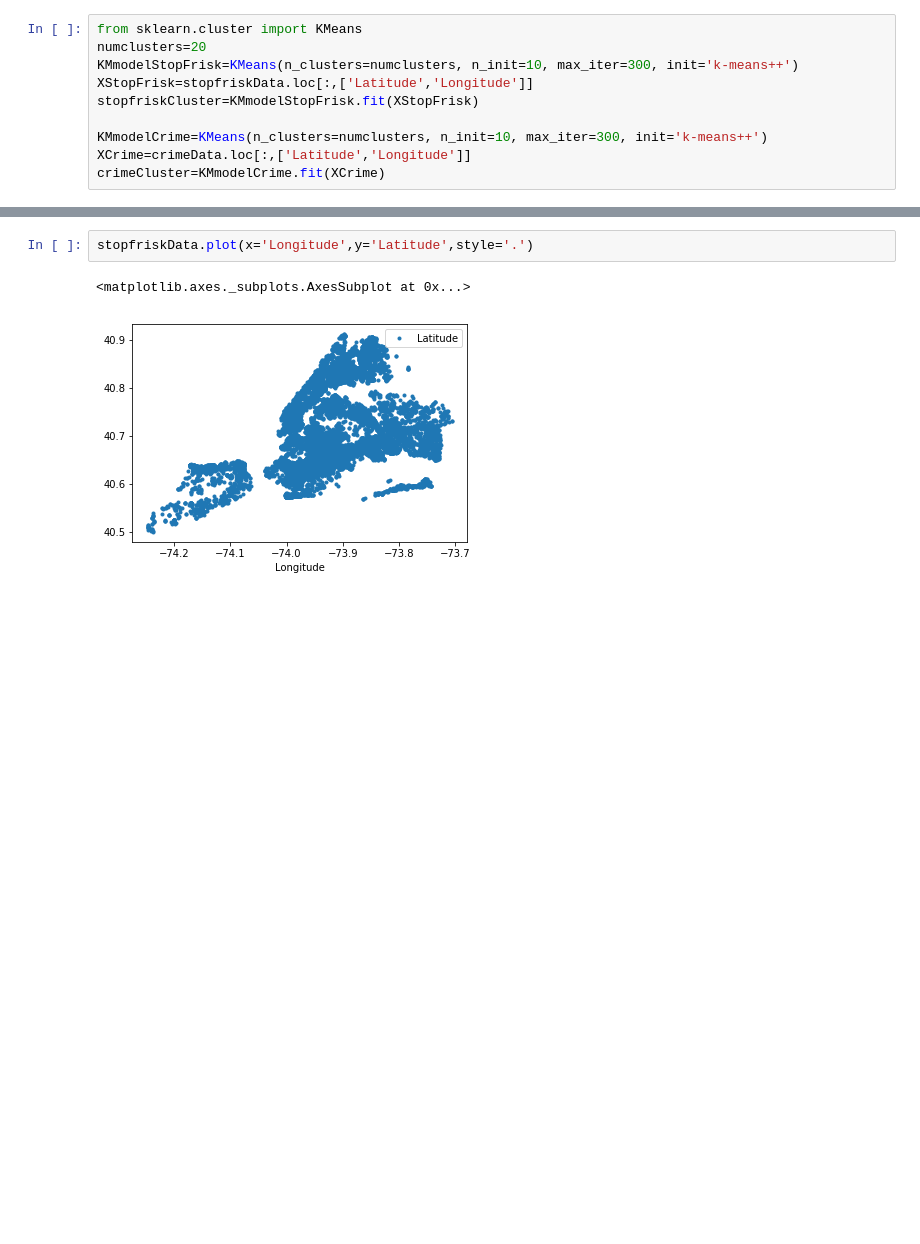
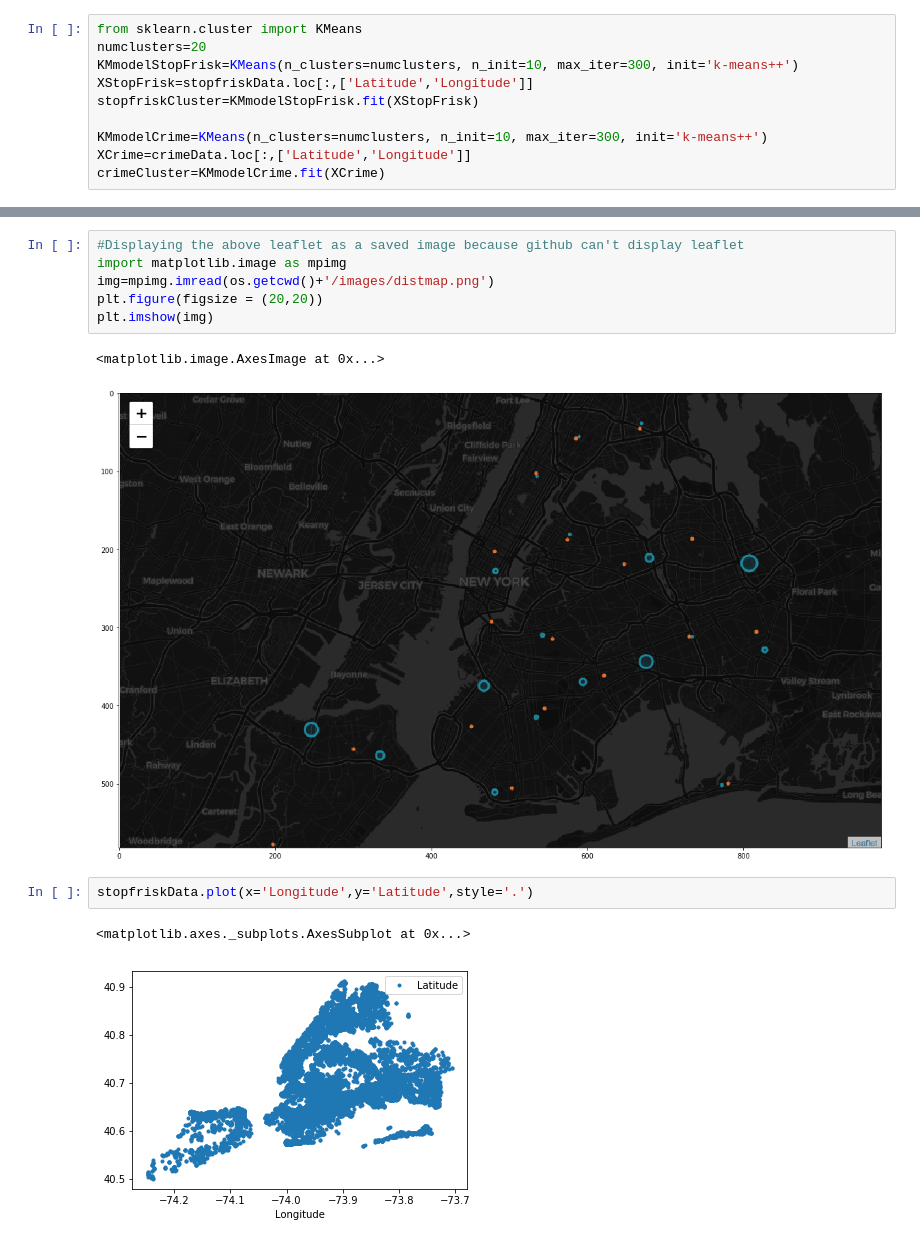
Before and after one commit to bensuutari/NYC_StopFrisk_Crime, a Jupyter notebook: nyc_StopFriskCrime.ipynb, the cells around one changed output, grey strips where cells are left out. Saved outputs shown, nothing was run; the diff lists cells and outputs as text; blank space fills up the shorter version.

```diff
--- a/nyc_StopFriskCrime.ipynb
+++ b/nyc_StopFriskCrime.ipynb
@@ -176,3 +222,12 @@ folium_map
+# %%
+#Displaying the above leaflet as a saved image because github can't display leaflet
+import matplotlib.image as mpimg
+img=mpimg.imread(os.getcwd()+'/images/distmap.png')
+plt.figure(figsize = (20,20))
+plt.imshow(img)
+# %% [output]
+<matplotlib.image.AxesImage at 0x...>
+[figure, added]
 # %%
 stopfriskData.plot(x='Longitude',y='Latitude',style='.')
 # %% [output]
```
Also changed, not shown: parts of 20 cells of this notebook.
